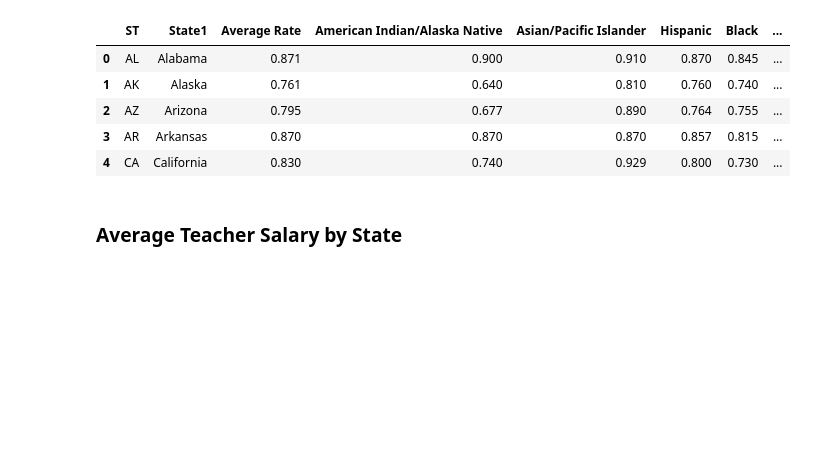
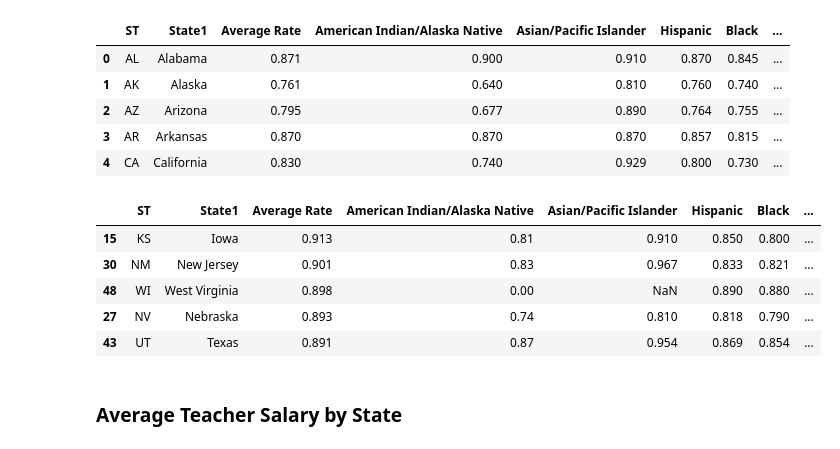
Before and after one commit to jelizalo/project-one, a Jupyter notebook: ProjectMaster.ipynb, the cells around one changed output. Saved outputs shown, nothing was run; the diff lists cells and outputs as text; code cells hidden in the pictures; blank space fills up the shorter version.

```diff
--- a/ProjectMaster.ipynb
+++ b/ProjectMaster.ipynb
@@ -163,6 +180,16 @@ grad_df.head()
 | 2 | AZ | Arizona | 0.795 | 0.677 | 0.890 | 0.764 | 0.755 | ... |
 | 3 | AR | Arkansas | 0.870 | 0.870 | 0.870 | 0.857 | 0.815 | ... |
 | 4 | CA | California | 0.830 | 0.740 | 0.929 | 0.800 | 0.730 | ... |
+# %%
+sorted_grad = grad_df.sort_values(by=["Average Rate"], ascending=False)
+sorted_grad.head()
+# %% [output]
+|  | ST | State1 | Average Rate | American Indian/Alaska Native | Asian/Pacific Islander | Hispanic | Black | ... |
+| 15 | KS | Iowa | 0.913 | 0.81 | 0.910 | 0.850 | 0.800 | ... |
+| 30 | NM | New Jersey | 0.901 | 0.83 | 0.967 | 0.833 | 0.821 | ... |
+| 48 | WI | West Virginia | 0.898 | 0.00 | NaN | 0.890 | 0.880 | ... |
+| 27 | NV | Nebraska | 0.893 | 0.74 | 0.810 | 0.818 | 0.790 | ... |
+| 43 | UT | Texas | 0.891 | 0.87 | 0.954 | 0.869 | 0.854 | ... |
 # %%
 # assigning object type as strings
 # for col in grad_df.columns:
```
Also changed, not shown: parts of 18 cells of this notebook.
